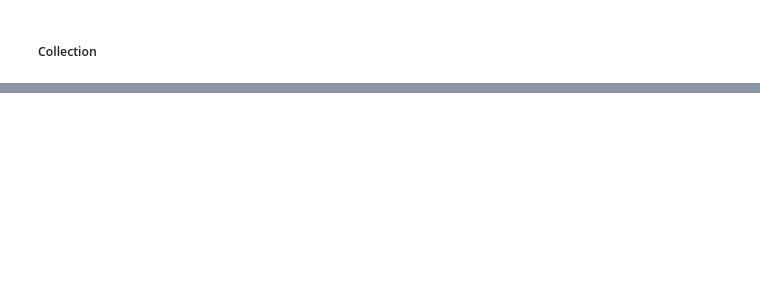
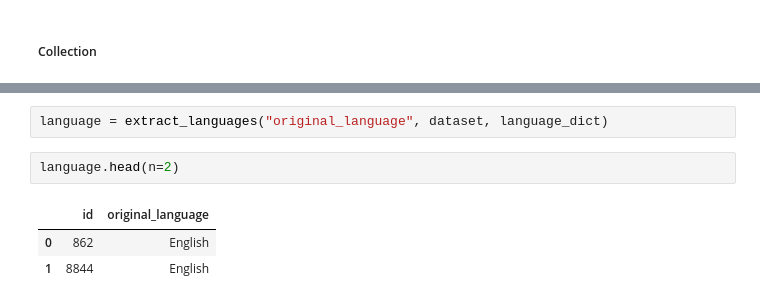
Before and after one commit to julien-data-analyst/Application_web_film, a Jupyter notebook: code/explo.ipynb, the cells around one changed output, grey strips where cells are left out. Drawn from its saved outputs; the diff is of its cells as text; blank space fills up the shorter version.

```diff
--- a/code/explo.ipynb
+++ b/code/explo.ipynb
@@ -288,0 +427,8 @@ genre.head(n=1)
+# %%
+language = extract_languages("original_language", dataset, language_dict)
+# %%
+language.head(n=2)
+# %% [output]
+|  | id | original_language |
+| 0 | 862 | English |
+| 1 | 8844 | English |
```
Also changed, not shown: parts of 7 cells of this notebook.
